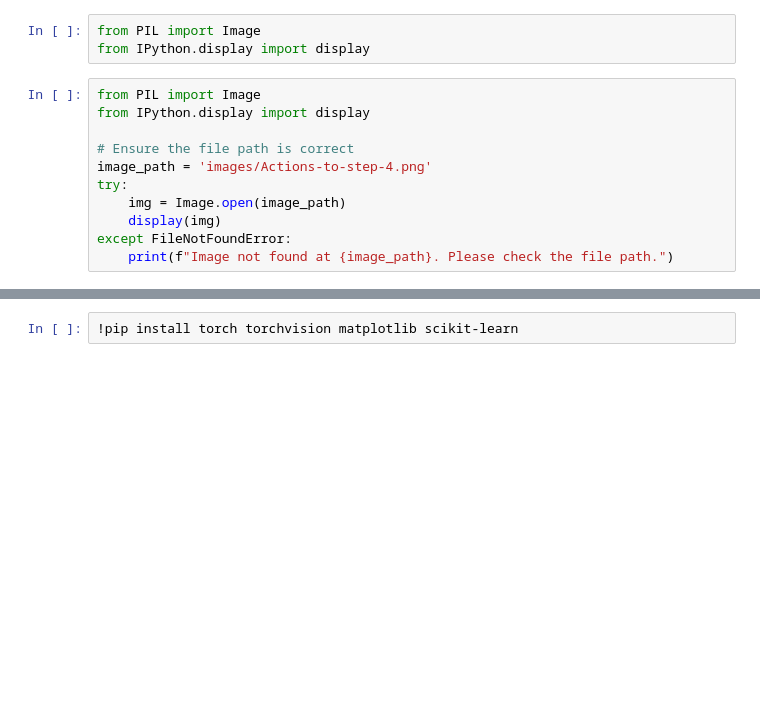
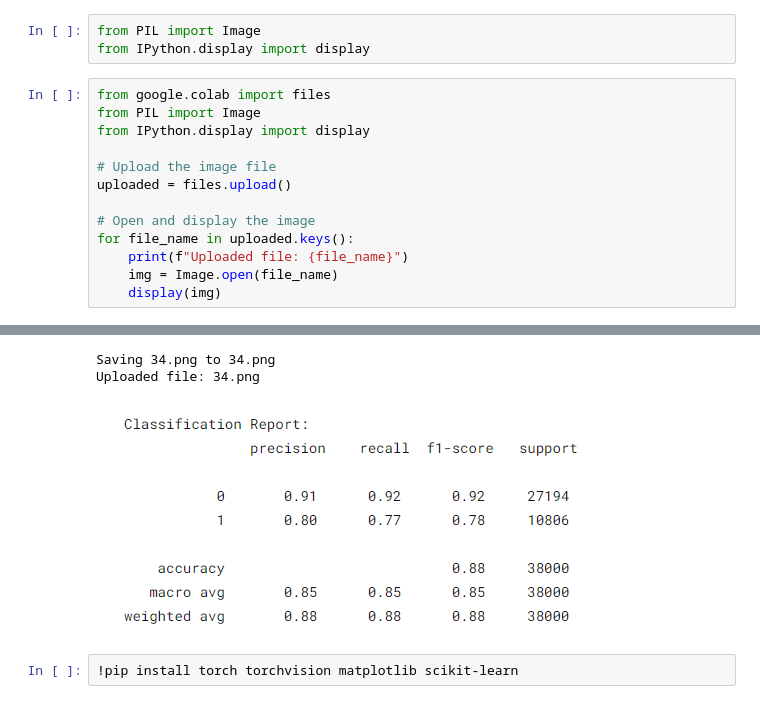
Before and after one commit to zhenhad/skills-introduction-to-github, a Jupyter notebook: resnet50.ipynb, the cells around one changed output, grey strips where cells are left out. Saved outputs shown, nothing was run; the diff lists cells and outputs as text; blank space fills up the shorter version.

```diff
--- a/resnet50.ipynb
+++ b/resnet50.ipynb
@@ -8,14 +8,17 @@ Here's a step-by-step guide to training a ResNet50 model on the BRACS dataset us
 # %%
 from PIL import Image
 from IPython.display import display
-# %%
-from PIL import Image
-from IPython.display import display
-
-# Ensure the file path is correct
-image_path = 'images/Actions-to-step-4.png'
-try:
-    img = Image.open(image_path)
-    display(img)
-except FileNotFoundError:
-    print(f"Image not found at {image_path}. Please check the file path.")
+# %%
+from google.colab import files
+from PIL import Image
+from IPython.display import display
+
+# Upload the image file
+uploaded = files.upload()
+
+# Open and display the image
+for file_name in uploaded.keys():
+    print(f"Uploaded file: {file_name}")
+    img = Image.open(file_name)
+    display(img)
+# %% [output]
@@ -22,3 +26,6 @@ except FileNotFoundError:
+Saving 34.png to 34.png
+Uploaded file: 34.png
+[figure, added]
 # %%
 !pip install torch torchvision matplotlib scikit-learn
 # %% [output]
```
Also changed, not shown: parts of 1 cell of this notebook.
